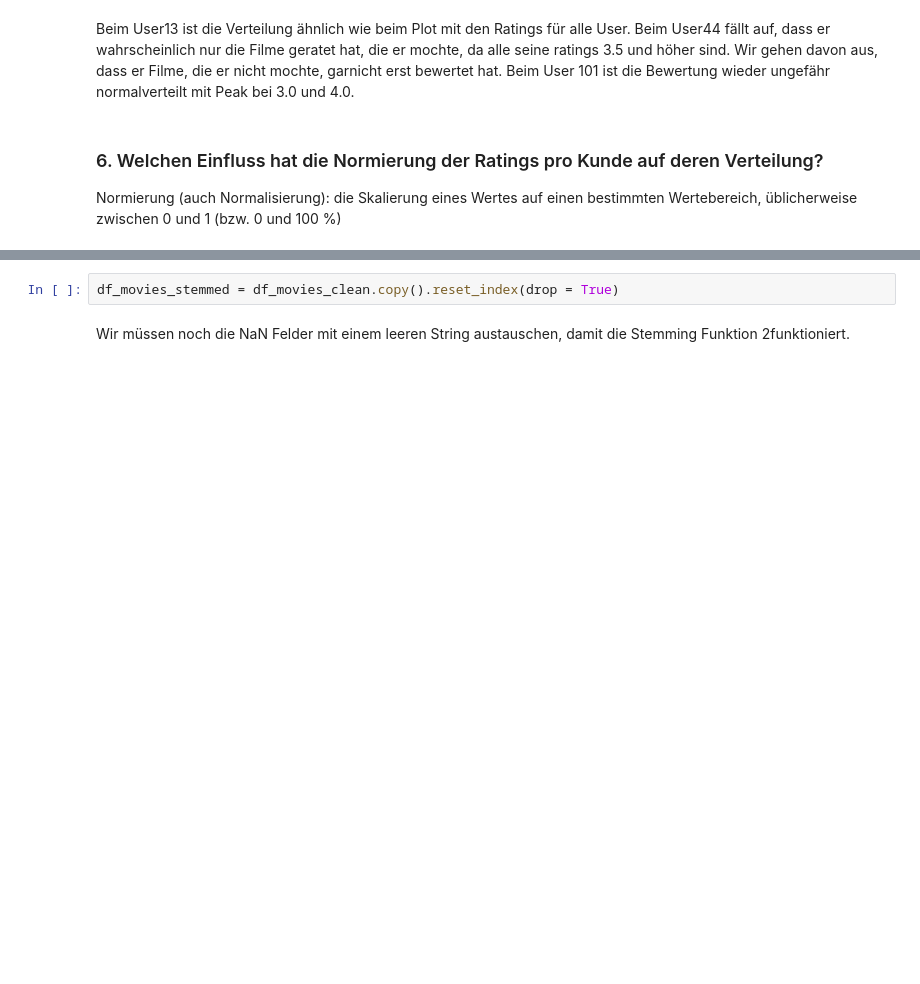
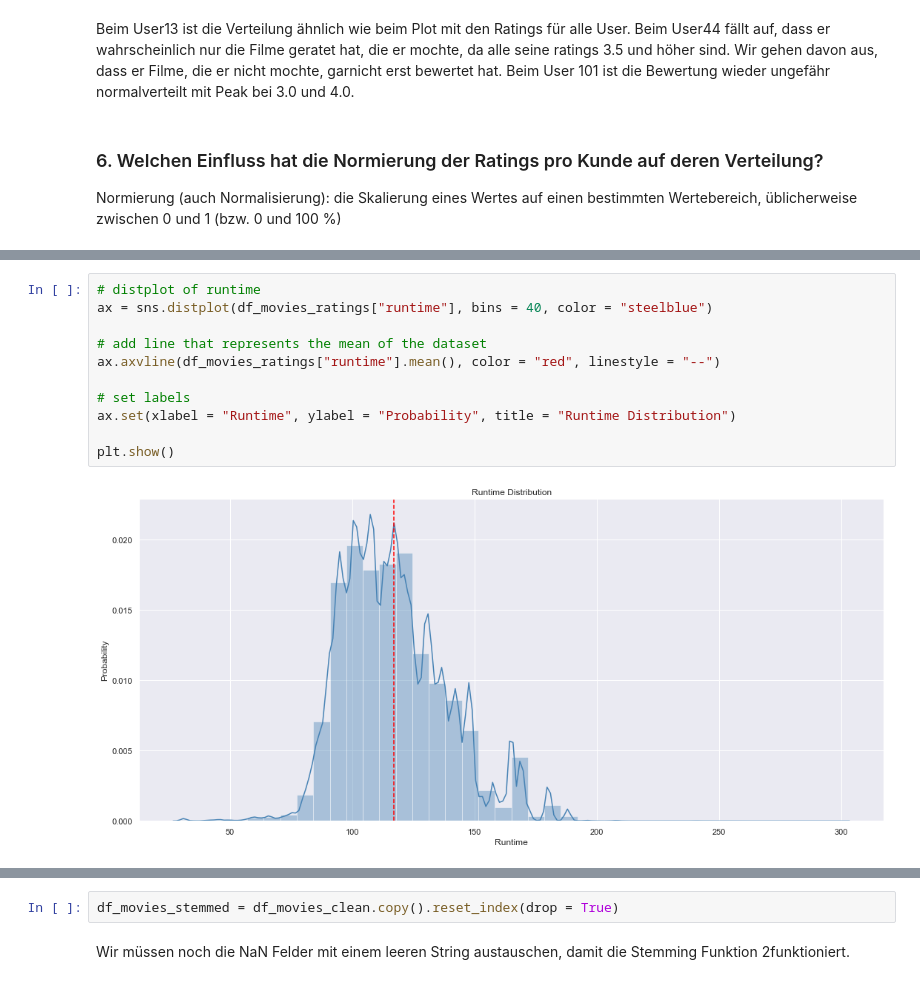
Before and after one commit to Luuzemp14/Cds1_Tinder-4-Movies, a Jupyter notebook: eda.ipynb, the cells around one changed output, grey strips where cells are left out. Cells and saved outputs as stored; diff of their text form; blank space fills up the shorter version.

```diff
--- a/eda.ipynb
+++ b/eda.ipynb
@@ -263,0 +271,13 @@ from p import stemming_tokenizer
+# %%
+# distplot of runtime
+ax = sns.distplot(df_movies_ratings["runtime"], bins = 40, color = "steelblue")
+
+# add line that represents the mean of the dataset
+ax.axvline(df_movies_ratings["runtime"].mean(), color = "red", linestyle = "--")
+
+# set labels
+ax.set(xlabel = "Runtime", ylabel = "Probability", title = "Runtime Distribution")
+
+plt.show()
+# %% [output]
+[figure, added]
```
Also changed, not shown: parts of 36 cells of this notebook.
